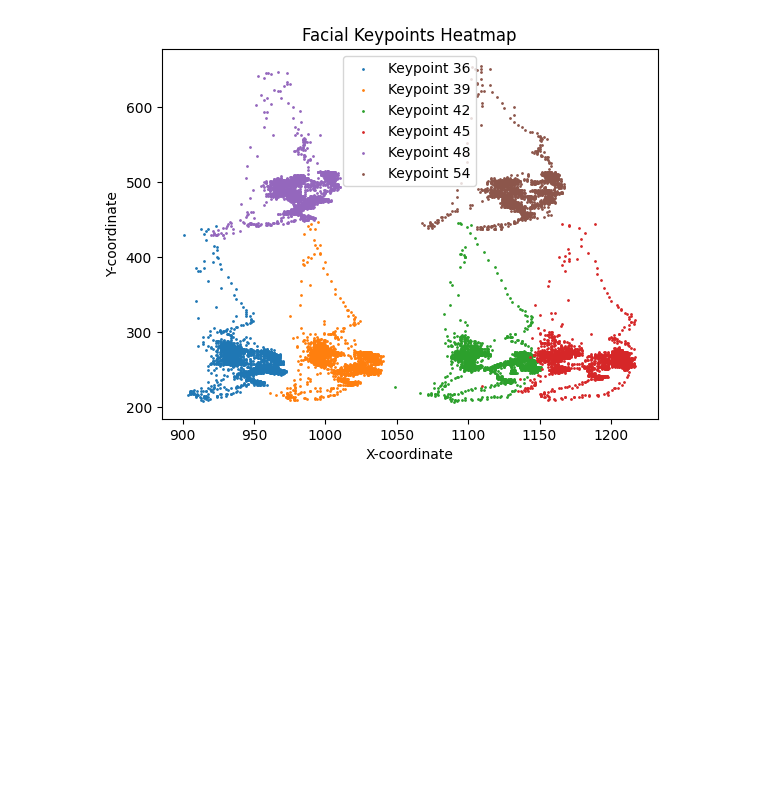
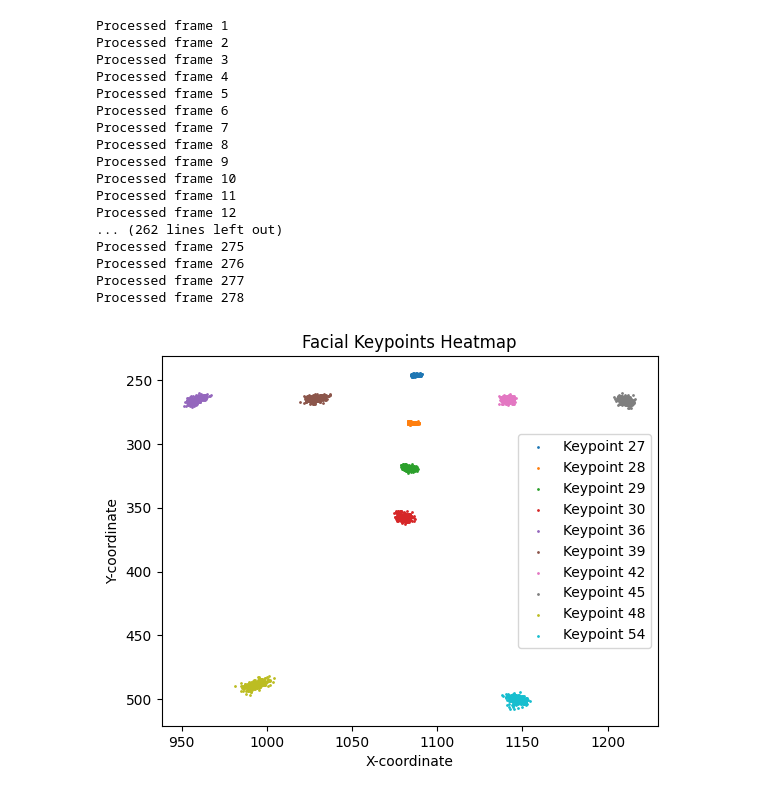
Before and after one commit to menglh20/hfs-detection, a Jupyter notebook: detect.ipynb, the cells around one changed output. Cells and saved outputs as stored; diff of their text form; code cells hidden in the pictures; blank space fills up the shorter version.

Commit message:
feat: add detect.ipynb using dlib for face landmark detect

```diff
--- a/detect.ipynb
+++ b/detect.ipynb
@@ -29,6 +30,7 @@ cv2.imshow('Facial Landmarks Detection', image)
 cv2.waitKey(0)
 cv2.destroyAllWindows()
 # %%
+#对视频进行人脸关键点检测
 import cv2
 import dlib
 import numpy as np
@@ -39,18 +41,26 @@ face_detector = dlib.get_frontal_face_detector()
 landmark_predictor = dlib.shape_predictor("shape_predictor_68_face_landmarks.dat")
 
 # 打开视频文件（或者替换成摄像头捕捉）
-video_path = '../data/raw/android/20230517_192201.mp4'
+video_path = '../data/processed/L2/3-smile.mp4'
 cap = cv2.VideoCapture(video_path)
 
-# 设置帧率为每秒10帧
-fps = 10
+# 设置帧率为每秒60帧
+fps = 60
 cap.set(cv2.CAP_PROP_FPS, fps)
 
 # 定义要记录的关键点索引
-keypoints_to_record = [36, 39, 42, 45, 48, 54]
+keypoints_to_record = [27, 28, 29, 30, 36, 39, 42, 45, 48, 54]
 
 # 初始化用于记录关键点位置范围的列表
 keypoints_positions = {i: [] for i in keypoints_to_record}
+
+j = 0
+
+# 记录中心点位置
+center_x = 0
+center_y = 0
+diff_x = 0
+diff_y = 0
 
 while cap.isOpened():
     ret, frame = cap.read()
@@ -71,34 +81,69 @@ while cap.isOpened():
         # 在图像上绘制关键点
         for i in keypoints_to_record:
             x, y = landmarks.part(i).x, landmarks.part(i).y
-            cv2.circle(frame, (x, y), 1, (0, 0, 255), 2)
+            cv2.circle(frame, (x, y), 1, (0, 0, 255), 5)
+
+        # 记录中心点位置
+        center_x_tmp = int((landmarks.part(27).x + landmarks.part(28).x) / 2)
+        center_y_tmp = int((landmarks.part(27).y + landmarks.part(28).y) / 2)
+        if center_x != 0:
+            diff_x = center_x - center_x_tmp
+            diff_y = center_y - center_y_tmp
+        center_x = (center_x_tmp + j * center_x) / (j + 1)
+        center_y = (center_y_tmp + j * center_y) / (j + 1)
 
         # 记录特殊点位置
         for i in keypoints_to_record:
             x, y = landmarks.part(i).x, landmarks.part(i).y
+            x, y = landmarks.part(i).x + diff_x, landmarks.part(i).y + diff_y
             keypoints_positions[i].append((x, y))
 
     # 显示结果
     cv2.imshow('Facial Landmarks Detection', frame)
+
+    # 计算帧数
+    j += 1
+    print(f'Processed frame {j}')
 
     # 按下'q'键退出
     if cv2.waitKey(1000 // fps) & 0xFF == ord('q'):
         break
 
 
 # 释放资源
 cap.release()
 cv2.destroyAllWindows()
 
 # 绘制热图
 for keypoint, positions in keypoints_positions.items():
     x, y = zip(*positions)
     plt.scatter(x, y, s=1, label=f'Keypoint {keypoint}')
 
 plt.title('Facial Keypoints Heatmap')
 plt.xlabel('X-coordinate')
 plt.ylabel('Y-coordinate')
+
+# 反转Y轴
+plt.gca().invert_yaxis()
+
 plt.legend()
 plt.show()
 # %% [output]
+Processed frame 1
+Processed frame 2
+Processed frame 3
+Processed frame 4
+Processed frame 5
+Processed frame 6
+Processed frame 7
+Processed frame 8
+Processed frame 9
+Processed frame 10
+Processed frame 11
+Processed frame 12
+... (262 lines left out)
+Processed frame 275
+Processed frame 276
+Processed frame 277
+Processed frame 278
-[figure, old version]
+[figure, new version]
```
Also changed, not shown: parts of 2 cells of this notebook, 3 other files.
